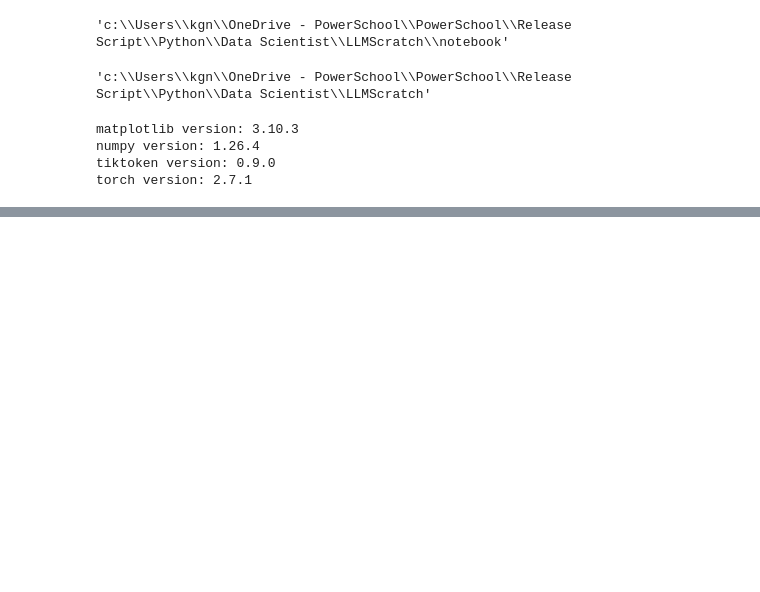
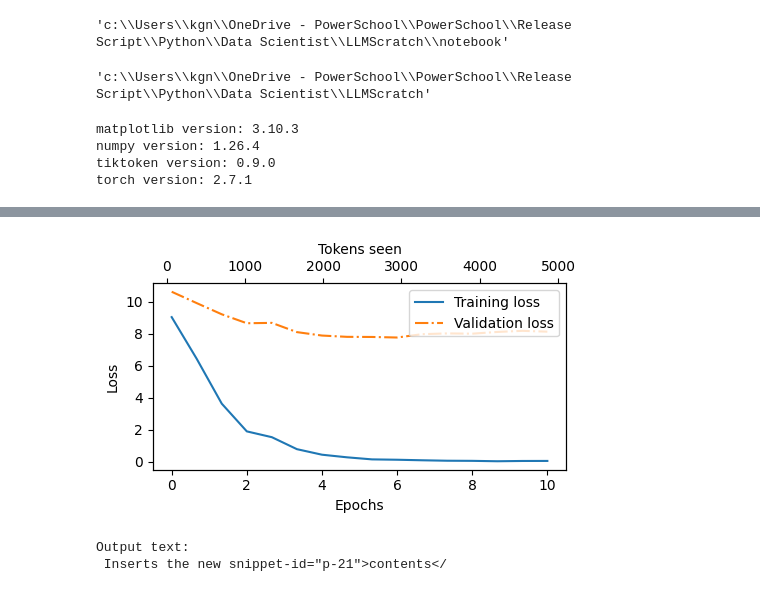
Before and after one commit to nishahariii/LLMScratch, a Jupyter notebook: notebook/04_pretraining.ipynb, the cells around one changed output, grey strips where cells are left out. Cells and saved outputs as stored; diff of their text form; code cells hidden in the pictures; blank space fills up the shorter version.

```diff
--- a/notebook/04_pretraining.ipynb
+++ b/notebook/04_pretraining.ipynb
@@ -126,0 +166,17 @@ val_loader = create_dataloader_v1(
+# %%
+from modules.supplementary_pretraining import calc_loss_loader
+
+
+device = torch.device("cuda" if torch.cuda.is_available() else "cpu")
+print(device)
+model.to(device) # no assignment model = model.to(device) necessary for nn.Module classes
+
+
+torch.manual_seed(123) # For reproducibility due to the shuffling in the data loader
+
+with torch.no_grad(): # Disable gradient tracking for efficiency because we are not training, yet
+    train_loss = calc_loss_loader(train_loader, model, device)
+    val_loss = calc_loss_loader(val_loader, model, device)
+
+print("Training loss:", train_loss)
+print("Validation loss:", val_loss)
@@ -126,0 +229,12 @@ val_loader = create_dataloader_v1(
+# %%
+torch.manual_seed(123)
+model = GPTModel(GPT_CONFIG_124M)
+model.to(device)
+optimizer = torch.optim.AdamW(model.parameters(), lr=0.0004, weight_decay=0.1)
+
+num_epochs = 10
+train_losses, val_losses, tokens_seen = train_model_simple(
+    model, train_loader, val_loader, optimizer, device,
+    num_epochs=num_epochs, eval_freq=5, eval_iter=5,
+    start_context="Snippet is", tokenizer=tokenizer
+)
@@ -126,0 +261,27 @@ val_loader = create_dataloader_v1(
+# %%
+from modules.supplementary_pretraining import plot_losses
+
+
+epochs_tensor = torch.linspace(0, num_epochs, len(train_losses))
+plot_losses(epochs_tensor, tokens_seen, train_losses, val_losses)
+# %% [output]
+[figure, added]
+# %%
+# start_context = "Snippet is"
+
+start_context = "Inserts the new snippet"
+tokenizer = tiktoken.get_encoding("gpt2")
+
+device = torch.device("cuda" if torch.cuda.is_available() else "cpu")
+
+token_ids = generate_text_simple(
+    model=model,
+    idx=text_to_token_ids(start_context, tokenizer).to(device),
+    max_new_tokens=10,
+    context_size=GPT_CONFIG_124M["context_length"]
+)
+
+print("Output text:\n", token_ids_to_text(token_ids=token_ids,tokenizer=tokenizer))
+# %% [output]
+Output text:
+ Inserts the new snippet-id="p-21">contents</
```
Also changed, not shown: parts of 14 cells of this notebook, 2 other files.
